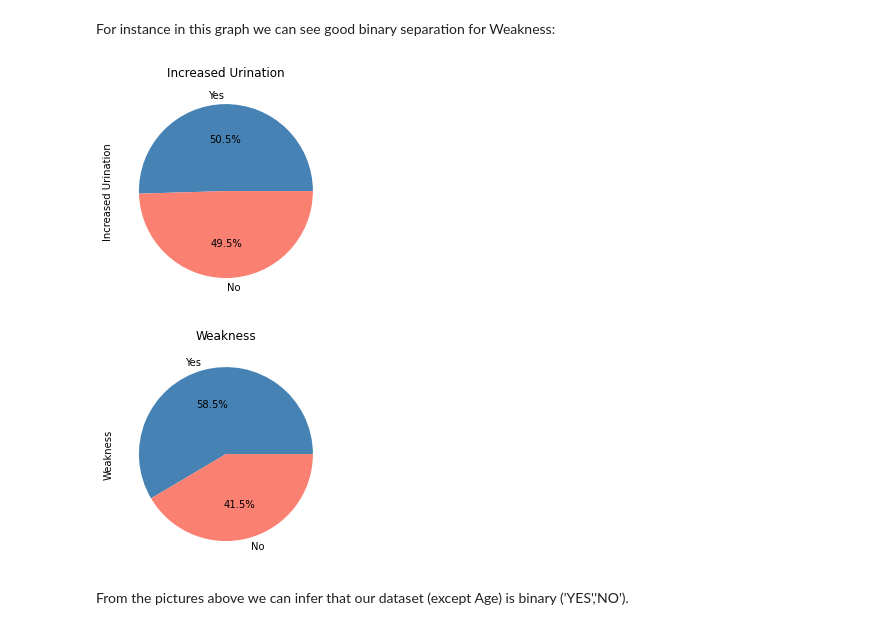
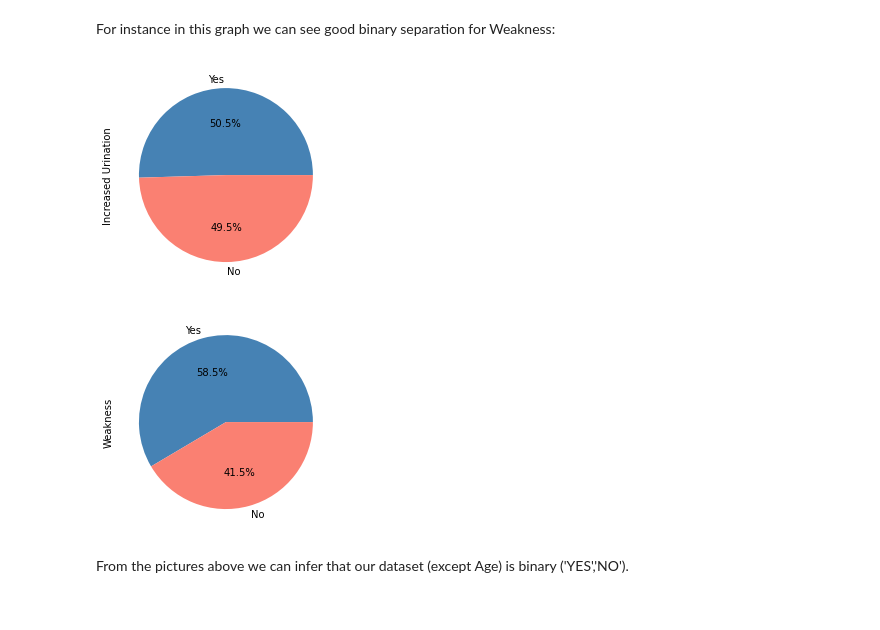
Before and after one commit to mlh-master/hw2_mlh-valeriia-adn-marina, a Jupyter notebook: HW2.ipynb, the cells around one changed output. Drawn from its saved outputs; the diff is of its cells as text; code cells hidden in the pictures.

```diff
--- a/HW2.ipynb
+++ b/HW2.ipynb
@@ -224,15 +224,13 @@ Positive samples account for 61.38% of the data.
 # %% [markdown]
 For instance in this graph we can see good binary separation for Weakness:
 # %%
-data['Increased Urination'].value_counts().plot(kind="pie", labels=['Yes','No'], colors = ['steelblue', 'salmon'], autopct='%1.1f%%',
-                                                title = 'Increased Urination')
+data['Increased Urination'].value_counts().plot(kind="pie", labels=['Yes','No'], colors = ['steelblue', 'salmon'], autopct='%1.1f%%')
 plt.show()
-data['Weakness'].value_counts().plot(kind="pie", labels=['Yes','No'], colors = ['steelblue', 'salmon'], autopct='%1.1f%%',
-                                    title = 'Weakness')
+data['Weakness'].value_counts().plot(kind="pie", labels=['Yes','No'], colors = ['steelblue', 'salmon'], autopct='%1.1f%%')
 plt.show()
 # %% [output]
-[figure, old version]
+[figure, new version]
-[figure, old version]
+[figure, new version]
 # %% [markdown]
 From the pictures above we can infer that our dataset (except Age) is binary ('YES','NO').
 # %% [markdown]
```
Also changed, not shown: parts of 24 cells of this notebook, 1 other file.
